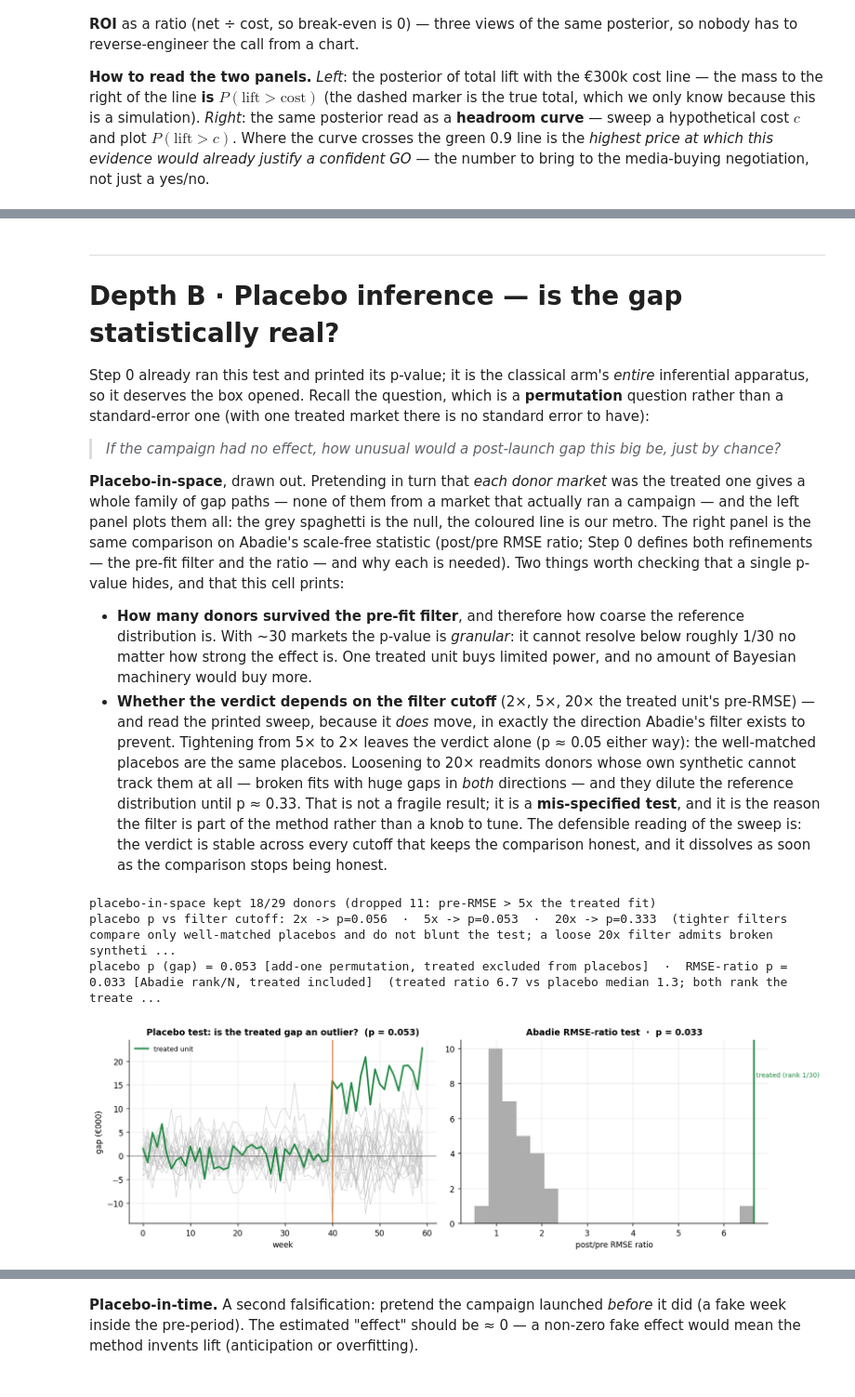
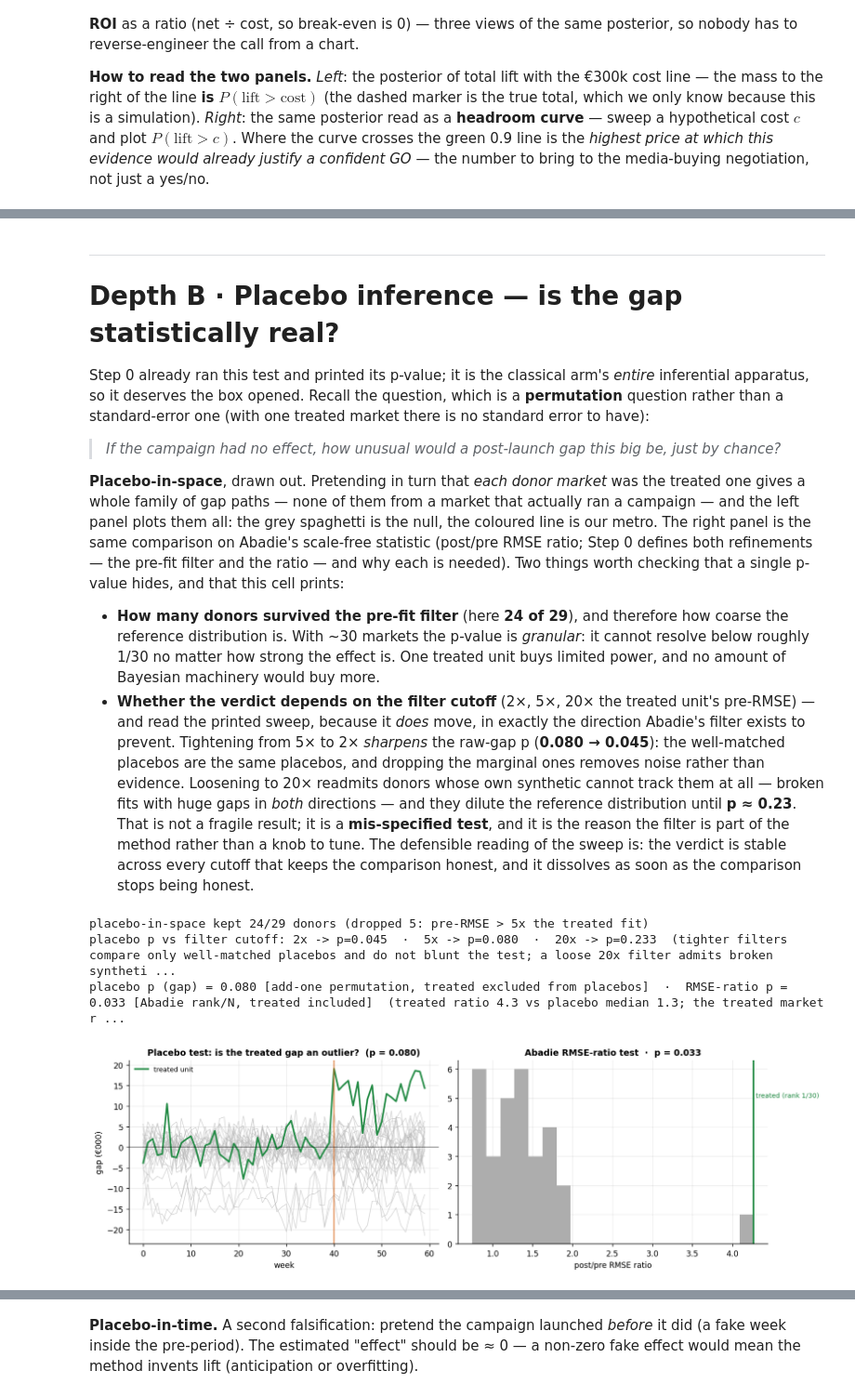
Before and after one commit to fmuia/sda_projects, a Jupyter notebook: causal-marketing-pymc/notebooks/07_geo_lift_synthetic_control.ipynb, the cells around one changed output, grey strips where cells are left out. Shown at 93% size. Saved outputs shown, nothing was run; the diff lists cells and outputs as text; code cells hidden in the pictures.

```diff
--- a/causal-marketing-pymc/notebooks/07_geo_lift_synthetic_control.ipynb
+++ b/causal-marketing-pymc/notebooks/07_geo_lift_synthetic_control.ipynb
@@ -969,38 +1193,42 @@ comparison on Abadie's scale-free statistic (post/pre RMSE ratio; Step 0 defines
 pre-fit filter and the ratio — and why each is needed). Two things worth checking that a single p-value
 hides, and that this cell prints:
 
-- **How many donors survived the pre-fit filter**, and therefore how coarse the reference distribution is.
-  With ~30 markets the p-value is *granular*: it cannot resolve below roughly 1/30 no matter how strong the
-  effect is. One treated unit buys limited power, and no amount of Bayesian machinery would buy more.
+- **How many donors survived the pre-fit filter** (here **24 of 29**), and therefore how coarse the
+  reference distribution is. With ~30 markets the p-value is *granular*: it cannot resolve below roughly
+  1/30 no matter how strong the effect is. One treated unit buys limited power, and no amount of Bayesian
+  machinery would buy more.
 - **Whether the verdict depends on the filter cutoff** (2×, 5×, 20× the treated unit's pre-RMSE) — and
   read the printed sweep, because it *does* move, in exactly the direction Abadie's filter exists to
-  prevent. Tightening from 5× to 2× leaves the verdict alone (p ≈ 0.05 either way): the well-matched
-  placebos are the same placebos. Loosening to 20× readmits donors whose own synthetic cannot track them
-  at all — broken fits with huge gaps in *both* directions — and they dilute the reference distribution
-  until p ≈ 0.33. That is not a fragile result; it is a **mis-specified test**, and it is the reason the
-  filter is part of the method rather than a knob to tune. The defensible reading of the sweep is: the
-  verdict is stable across every cutoff that keeps the comparison honest, and it dissolves as soon as the
-  comparison stops being honest.
+  prevent. Tightening from 5× to 2× *sharpens* the raw-gap p (**0.080 → 0.045**): the well-matched
+  placebos are the same placebos, and dropping the marginal ones removes noise rather than evidence.
+  Loosening to 20× readmits donors whose own synthetic cannot track them at all — broken fits with huge
+  gaps in *both* directions — and they dilute the reference distribution until **p ≈ 0.23**. That is not a
+  fragile result; it is a **mis-specified test**, and it is the reason the filter is part of the method
+  rather than a knob to tune. The defensible reading of the sweep is: the verdict is stable across every
+  cutoff that keeps the comparison honest, and it dissolves as soon as the comparison stops being honest.
 # %%
 # placebo_gaps / real_gap / p_space / ratios / treated_ratio / p_ratio all come from Step 0 — the same
 # refits, computed once. Here we PLOT them, and stress-test the one arbitrary knob: the pre-fit filter.
 fig, ax = plt.subplots(1, 2, figsize=(12.5, 4))
 plots.placebo_spaghetti(ax[0], t, placebo_gaps, real_gap, launch, p_space, xlabel="week", ylabel="gap (€000)")
 ax[1].hist(ratios, bins=20, color=plots.GREY, alpha=0.8); ax[1].axvline(treated_ratio, color=plots.GREEN, lw=2)
 ax[1].text(treated_ratio, ax[1].get_ylim()[1]*0.8, f" treated (rank {rank}/{len(ratios)})", fontsize=8, color=plots.GREEN)
 ax[1].set_xlabel("post/pre RMSE ratio"); ax[1].set_title(f"Abadie RMSE-ratio test  ·  p = {p_ratio:.3f}")
 fig.tight_layout()
 n_kept = len(placebo_gaps); n_donors = sales.shape[0] - 1
 # Is the verdict sensitive to the (somewhat arbitrary) RMSE filter cutoff?
 sens = {m: est.placebo_in_space(sales, treated_idx, pre, post, pre_rmse=None, rmse_multiple=m)[2] for m in (2.0, 5.0, 20.0)}
 print(f"placebo-in-space kept {n_kept}/{n_donors} donors (dropped {n_donors - n_kept}: pre-RMSE > 5x the treated fit)")
 print("placebo p vs filter cutoff: " + "  ·  ".join(f"{m:g}x -> p={p:.3f}" for m, p in sens.items()) + "  (tighter filters compare only well-matched placebos and do not blunt the test; a loose 20x filter admits broken synthetics and dilutes it)")
 print(f"placebo p (gap) = {p_space:.3f} [add-one permutation, treated excluded from placebos]  ·  "
       f"RMSE-ratio p = {p_ratio:.3f} [Abadie rank/N, treated included]  "
-      f"(treated ratio {treated_ratio:.1f} vs placebo median {np.median(ratios):.1f}; both rank the treated 1st)")
+      f"(treated ratio {treated_ratio:.1f} vs placebo median {np.median(ratios):.1f}; "
+      f"the treated market ranks {rank}/{len(ratios)} on the RMSE ratio. The two p-values differ "
+      f"because the gap test is TWO-SIDED: the treated has the largest positive gap, but one placebo "
+      f"posts a larger |gap| on the downside, and |.| counts it.)")
 # %% [output]
-placebo-in-space kept 18/29 donors (dropped 11: pre-RMSE > 5x the treated fit)
-placebo p vs filter cutoff: 2x -> p=0.056  ·  5x -> p=0.053  ·  20x -> p=0.333  (tighter filters compare only well-matched placebos and do not blunt the test; a loose 20x filter admits broken syntheti ...
-placebo p (gap) = 0.053 [add-one permutation, treated excluded from placebos]  ·  RMSE-ratio p = 0.033 [Abadie rank/N, treated included]  (treated ratio 6.7 vs placebo median 1.3; both rank the treate ...
+placebo-in-space kept 24/29 donors (dropped 5: pre-RMSE > 5x the treated fit)
+placebo p vs filter cutoff: 2x -> p=0.045  ·  5x -> p=0.080  ·  20x -> p=0.233  (tighter filters compare only well-matched placebos and do not blunt the test; a loose 20x filter admits broken syntheti ...
+placebo p (gap) = 0.080 [add-one permutation, treated excluded from placebos]  ·  RMSE-ratio p = 0.033 [Abadie rank/N, treated included]  (treated ratio 4.3 vs placebo median 1.3; the treated market r ...
-[figure, old version]
+[figure, new version]
 # %% [markdown]
```
Also changed, not shown: parts of 31 cells of this notebook, 27 other files.
